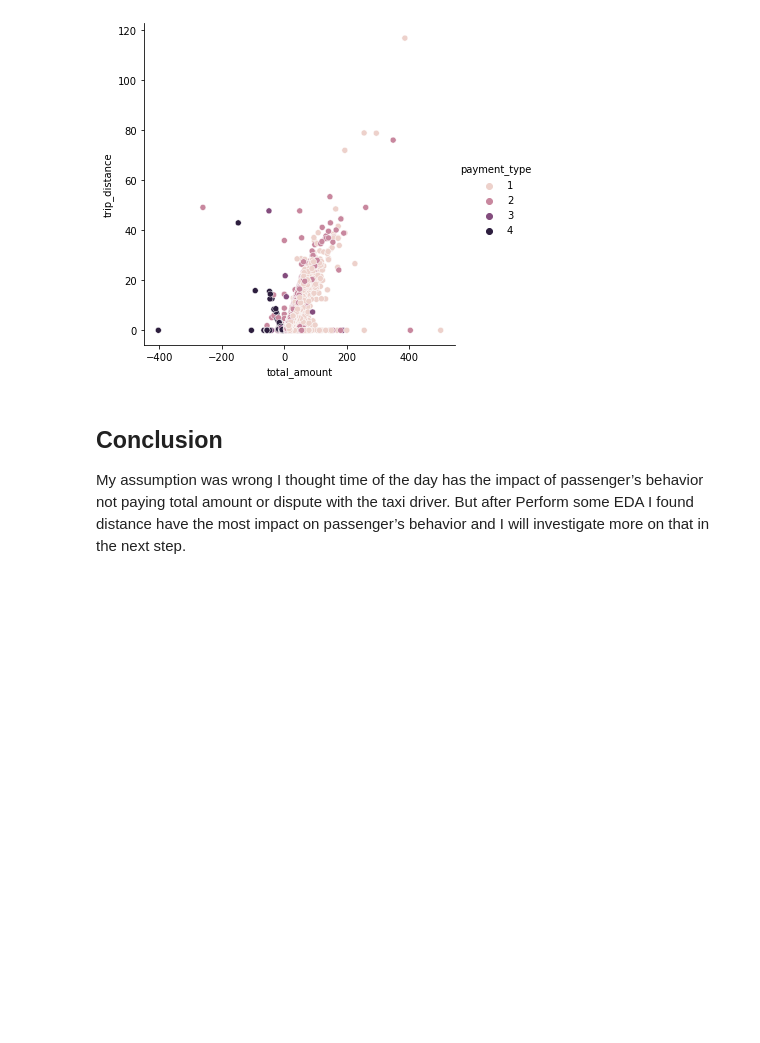
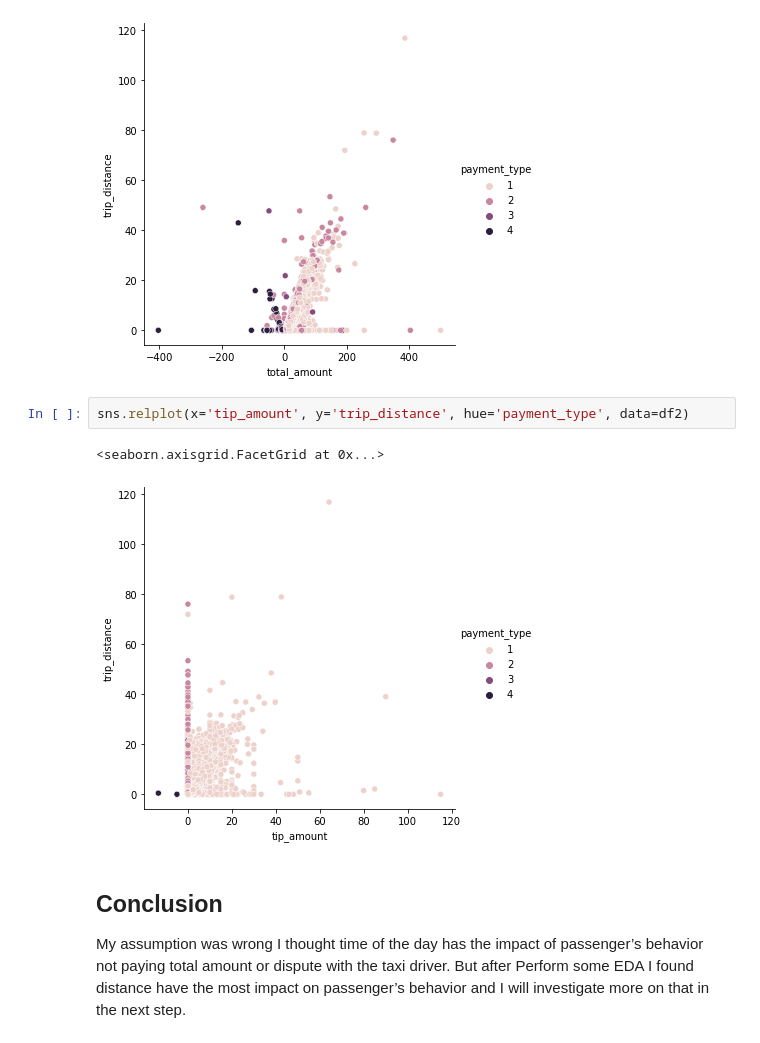
Before and after one commit to AbdulazizKA/DataScience, a Jupyter notebook: EDA-DataAnalysis/MVP-Yellow Taxi TripData.ipynb, the cells around one changed output. Saved outputs shown, nothing was run; the diff lists cells and outputs as text; blank space fills up the shorter version.

```diff
--- a/EDA-DataAnalysis/MVP-Yellow Taxi TripData.ipynb
+++ b/EDA-DataAnalysis/MVP-Yellow Taxi TripData.ipynb
@@ -131,6 +131,11 @@ sns.relplot(x='total_amount', y='trip_distance', hue='payment_type', data=df2)
 # %% [output]
 <seaborn.axisgrid.FacetGrid at 0x...>
 [figure]
+# %%
+sns.relplot(x='tip_amount', y='trip_distance', hue='payment_type', data=df2)
+# %% [output]
+<seaborn.axisgrid.FacetGrid at 0x...>
+[figure, added]
 # %% [markdown]
 ## Conclusion
 
```
Also changed, not shown: 3 other files.
